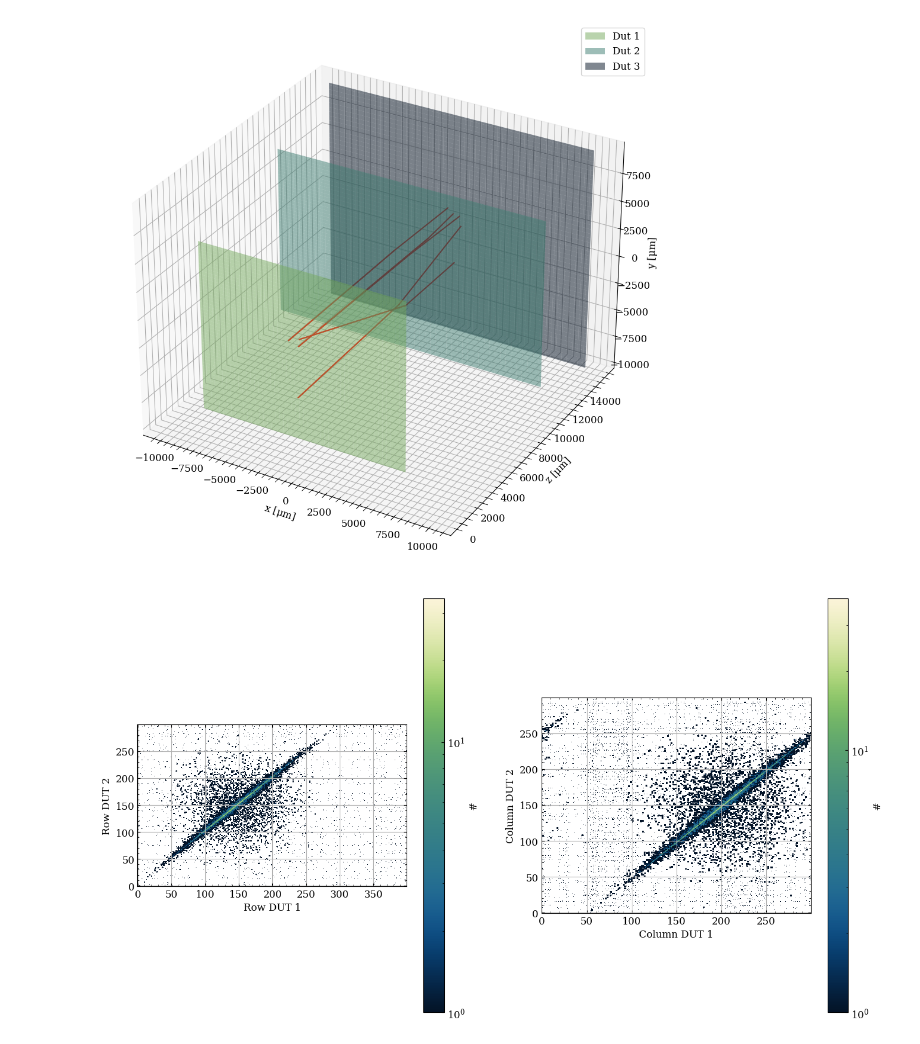
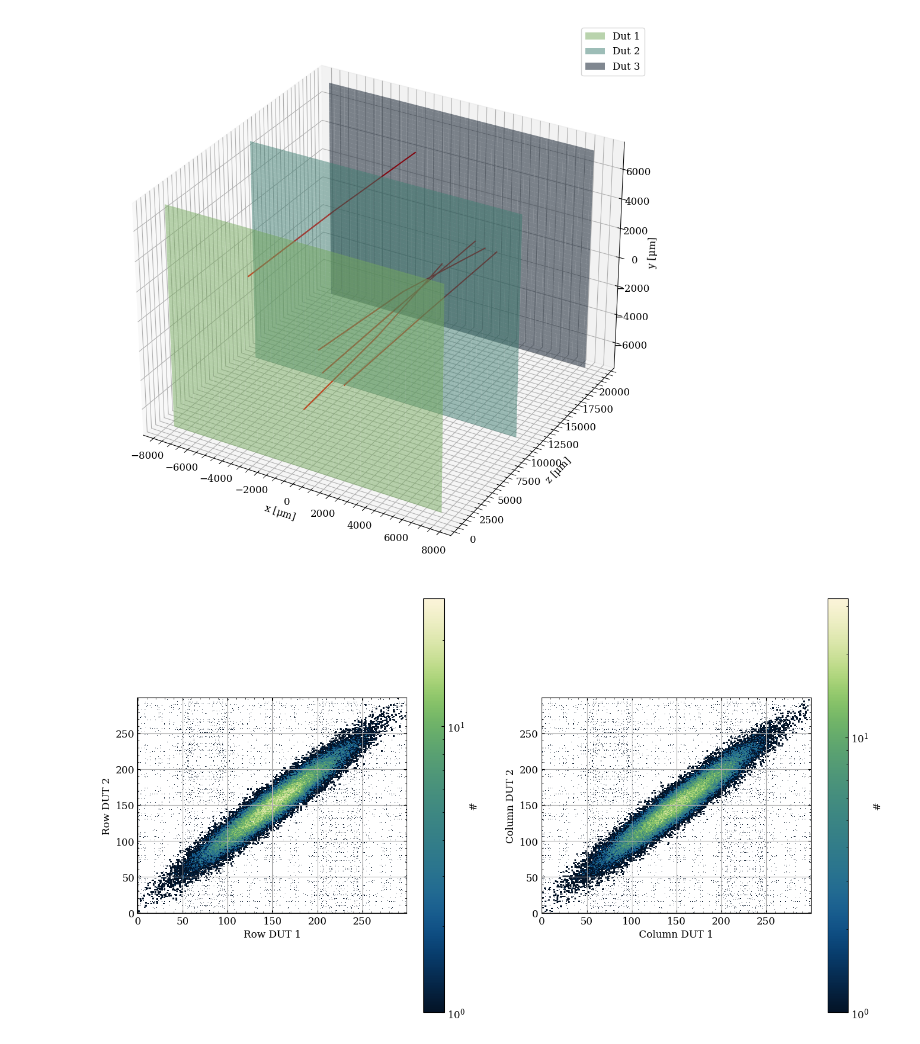
Before and after one commit to rpartzsch/pytestbeam, a Jupyter notebook: test.ipynb, the cells around one changed output. Saved outputs shown, nothing was run; the diff lists cells and outputs as text; code cells hidden in the pictures.

```diff
--- a/test.ipynb
+++ b/test.ipynb
@@ -10,36 +10,36 @@ dut_1 = {
     'row': 300,
     'column_pitch': 50,
     'row_pitch': 50,
-    'thickness': 300,
+    'thickness': 150,
     'z_position': 0,
     'delta_x': 0,
     'delta_y': 0
 }
 
 dut_2 = {
-    'column': 400,
+    'column': 300,
     'row': 300,
     'column_pitch': 50,
     'row_pitch': 50,
-    'thickness': 300,
+    'thickness': 150,
     'z_position': 10000,
-    'delta_x': 100,
-    'delta_y': -120
+    'delta_x': 0,
+    'delta_y': 0
 }
 
 dut_3 = {
-    'column': 400,
-    'row': 400,
+    'column': 300,
+    'row': 300,
     'column_pitch': 50,
     'row_pitch': 50,
-    'thickness': 50,
-    'z_position': 15000,
-    'delta_x': 100,
-    'delta_y': -120
+    'thickness': 150,
+    'z_position': 20000,
+    'delta_x': 0,
+    'delta_y': 0
 }
 
 beam = {
-    'energy': 3000,
+    'energy': 300,
     'sigma_x': 2000,
     'sigma_y': 2000,
     'loc_x': 0,
@@ -47,8 +47,8 @@ beam = {
     'x_disp': 0.020,
     'y_disp': 0.020,
     'x_angle': 0,
-    'y_angle': 10,
-    'nmb_particles': 10000,
+    'y_angle': 0,
+    'nmb_particles': 50000,
     'particle_rate': 5000
 }
 # %%
@@ -59,12 +59,12 @@ hit_tables = hit.tracks(beam, devicess, random_seed=42)
 device.calculate_device_hit(beam, devicess, hit_tables, folder)
 # %%
-plot_events(devicess, hit_tables, np.arange(0, 5, 1))
+plot_events(devicess, hit_tables, np.arange(60, 65, 1))
 # %% [output]
-[figure, old version]
+[figure, new version]
 # %%
 fiel_dut_1 = '/home/rasmus/Documents/pieces of interest/output_pytestbeam/0_dut.h5'
-fiel_dut_2 = '/home/rasmus/Documents/pieces of interest/output_pytestbeam/1_dut.h5'
+fiel_dut_2 = '/home/rasmus/Documents/pieces of interest/output_pytestbeam/2_dut.h5'
 
-correlate(fiel_dut_1, fiel_dut_2, dut_1, dut_2)
+correlate(fiel_dut_1, fiel_dut_2, dut_1, dut_3)
 # %% [output]
-[figure, old version]
+[figure, new version]
```
Also changed, not shown: parts of 1 cell of this notebook, 2 other files.
